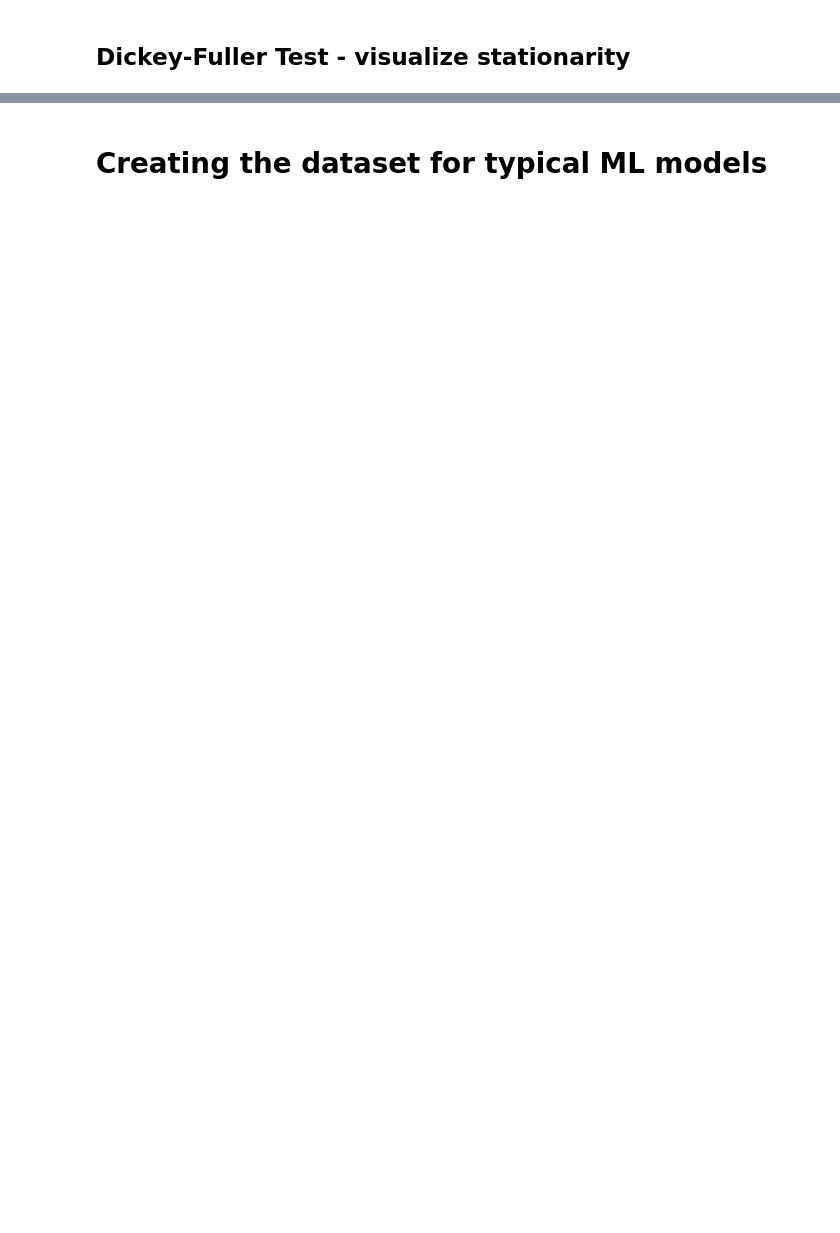
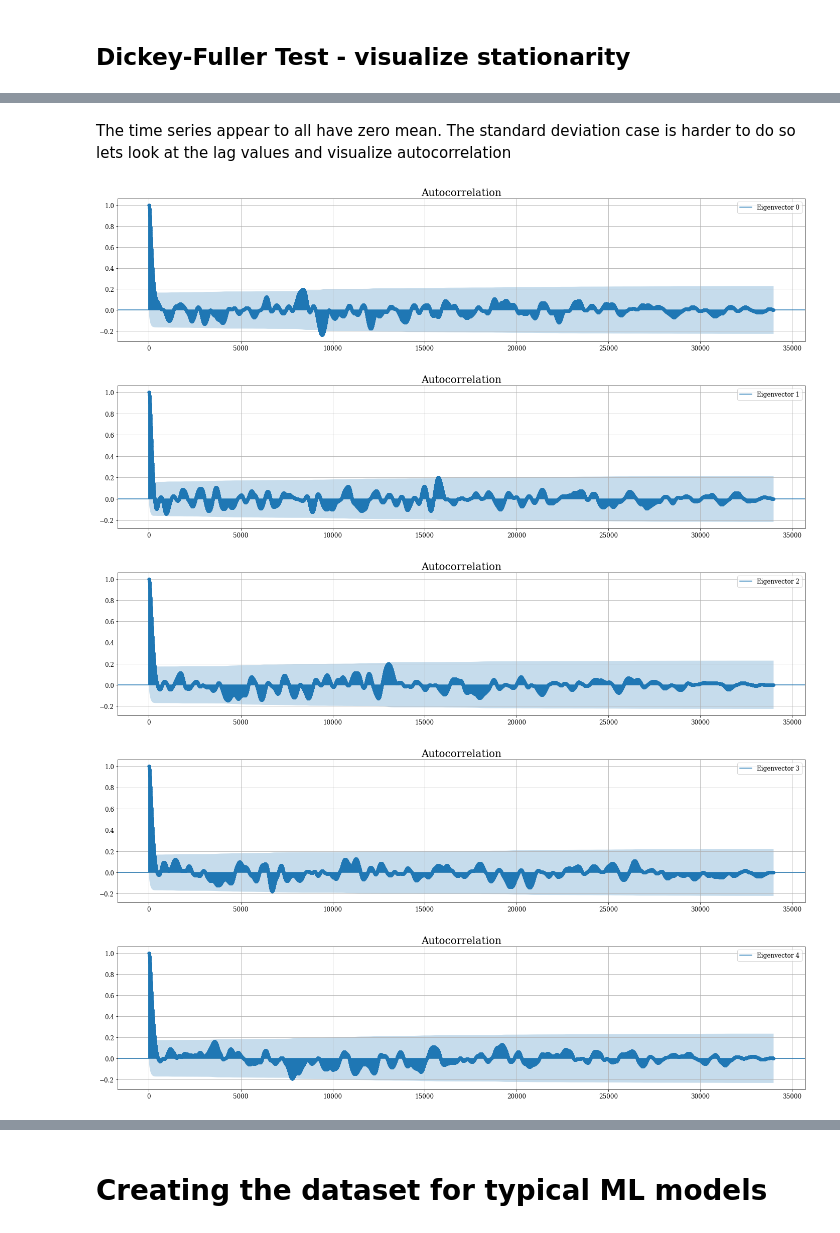
Before and after one commit to pirao/Reduced-order-models-ROMS-, a Jupyter notebook: POD_Kuramoto.ipynb, the cells around one changed output, grey strips where cells are left out. Saved outputs shown, nothing was run; the diff lists cells and outputs as text; code cells hidden in the pictures; blank space fills up the shorter version.

```diff
--- a/POD_Kuramoto.ipynb
+++ b/POD_Kuramoto.ipynb
@@ -265,0 +285,5 @@ It seems we have a mixture of stationary and non stationary time series. This le
+# %%
+# Visualizing stationarity for the least important eigenvectors
+for i in range(10):
+    ADF_test(df[df.columns[i+80]],'Autovector' + str(i+80))
+    print('')
@@ -265,0 +344,2 @@ It seems we have a mixture of stationary and non stationary time series. This le
+# %% [markdown]
+The time series appear to all have zero mean. The standard deviation case is harder to do so lets look at the lag values and visualize autocorrelation
@@ -265,0 +350,14 @@ It seems we have a mixture of stationary and non stationary time series. This le
+# %%
+plt.rcParams.update({'figure.figsize': (20, 5)})
+
+for i in tqdm(range()):
+    plot_acf(df[df.columns[i]],lags=len(df)-1)
+    plt.tight_layout()
+    plt.legend(['Eigenvector ' + str(i)])
+    plt.grid()
+# %% [output]
+[figure, added]
+[figure, added]
+[figure, added]
+[figure, added]
+[figure, added]
```
Also changed, not shown: parts of 52 cells of this notebook, 1 other file.
